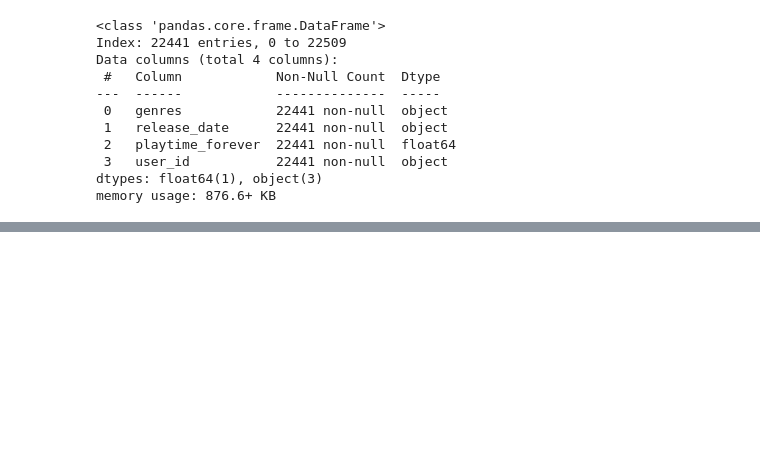
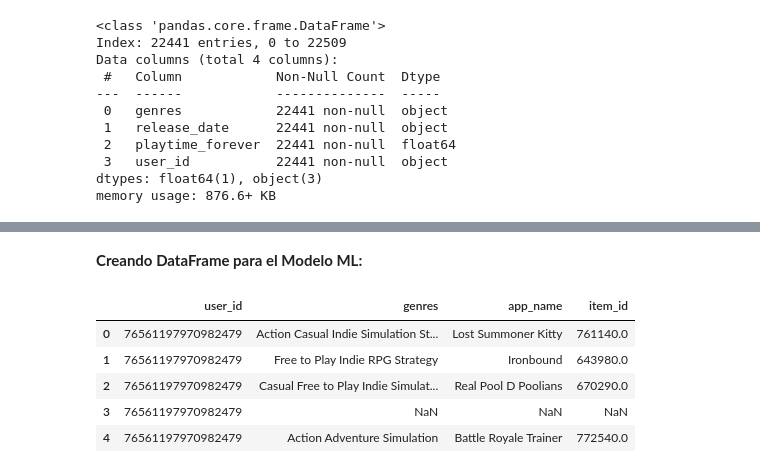
Before and after one commit to alexxcode/Game-Recomendation-System, a Jupyter notebook: EDA.ipynb, the cells around one changed output, grey strips where cells are left out. Drawn from its saved outputs; the diff is of its cells as text; code cells hidden in the pictures; blank space fills up the shorter version.

```diff
--- a/EDA.ipynb
+++ b/EDA.ipynb
@@ -606,0 +433,20 @@ sentimiento.to_csv('sentimiento.csv', index=False)
+# %% [markdown]
+**Creando DataFrame para el Modelo ML:**
+# %%
+# Selecciona las columnas 'title' y 'release_date' del DataFrame df_games
+frame1= df_items[['user_id']]
+
+# Selecciona la columna 'recommend', 'user_id' del DataFrame df_review
+frame2= df_games[['genres', 'app_name' ,'item_id']]
+
+# Combina las columnas seleccionadas en un nuevo DataFrame
+framefinal= pd.concat([frame1, frame2], axis=1)
+# %%
+framefinal.head(5)
+# %% [output]
+|  | user_id | genres | app_name | item_id |
+| 0 | 76561197970982479 | Action Casual Indie Simulation St... | Lost Summoner Kitty | 761140.0 |
+| 1 | 76561197970982479 | Free to Play Indie RPG Strategy | Ironbound | 643980.0 |
+| 2 | 76561197970982479 | Casual Free to Play Indie Simulat... | Real Pool D Poolians | 670290.0 |
+| 3 | 76561197970982479 | NaN | NaN | NaN |
+| 4 | 76561197970982479 | Action Adventure Simulation | Battle Royale Trainer | 772540.0 |
```
Also changed, not shown: parts of 51 cells of this notebook, 11 other files.
